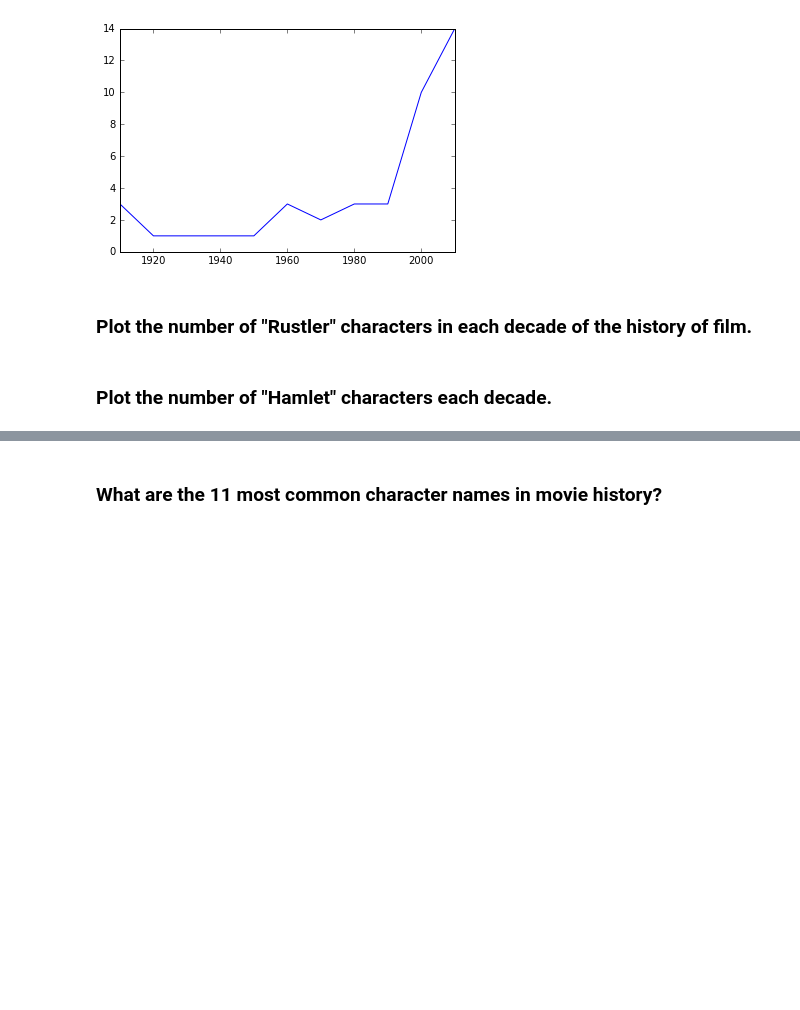
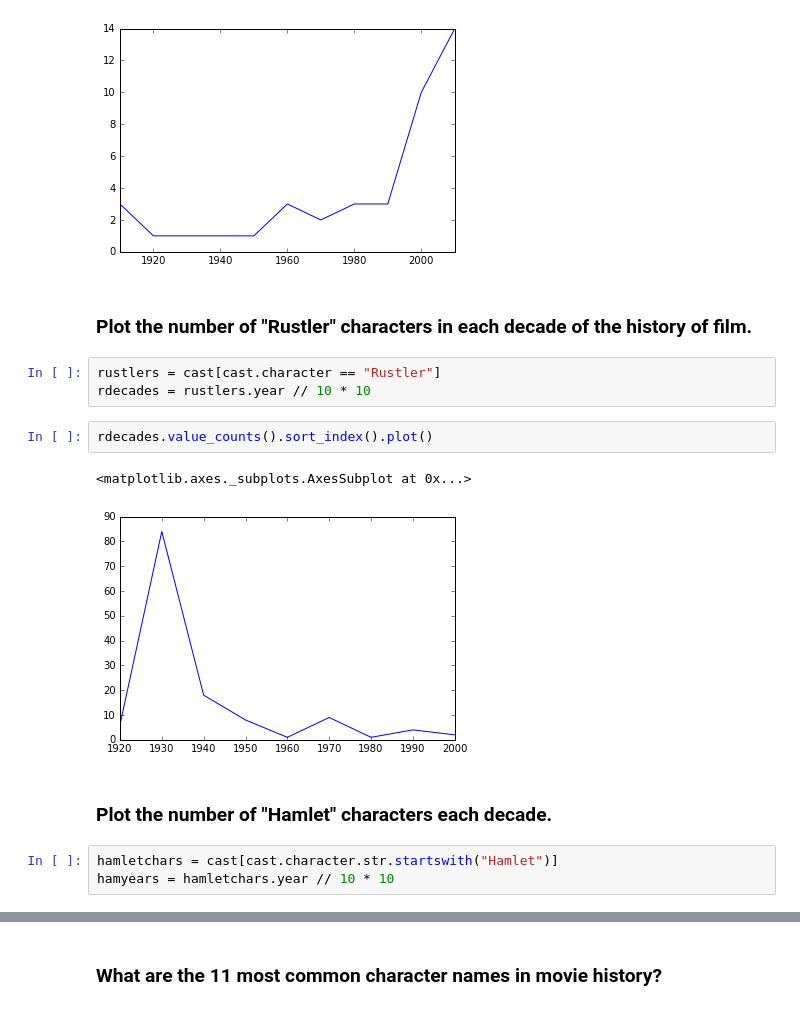
Before and after one commit to satishjasthi/data-science-intensive, a Jupyter notebook: pycon-pandas-tutorial/Exercises-2.ipynb, the cells around one changed output, grey strips where cells are left out. Cells and saved outputs as stored; diff of their text form; blank space fills up the shorter version.

```diff
--- a/pycon-pandas-tutorial/Exercises-2.ipynb
+++ b/pycon-pandas-tutorial/Exercises-2.ipynb
@@ -94,5 +88,16 @@ decades.value_counts().sort_index().plot()
 [figure]
 # %% [markdown]
 ### Plot the number of "Rustler" characters in each decade of the history of film.
+# %%
+rustlers = cast[cast.character == "Rustler"]
+rdecades = rustlers.year // 10 * 10
+# %%
+rdecades.value_counts().sort_index().plot()
+# %% [output]
+<matplotlib.axes._subplots.AxesSubplot at 0x...>
+[figure, added]
 # %% [markdown]
 ### Plot the number of "Hamlet" characters each decade.
+# %%
+hamletchars = cast[cast.character.str.startswith("Hamlet")]
+hamyears = hamletchars.year // 10 * 10
```
Also changed, not shown: parts of 10 cells of this notebook, 26 other files.
